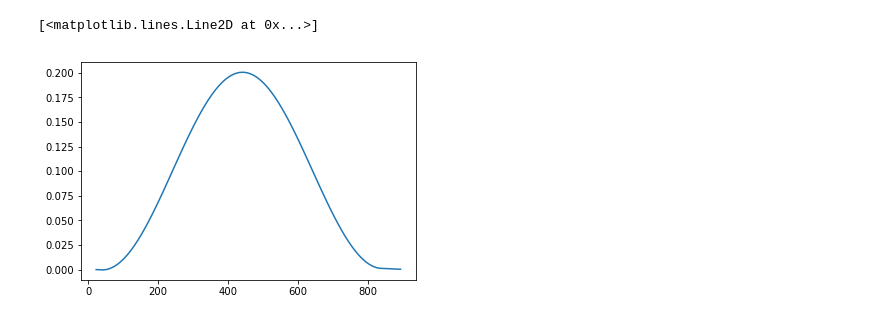
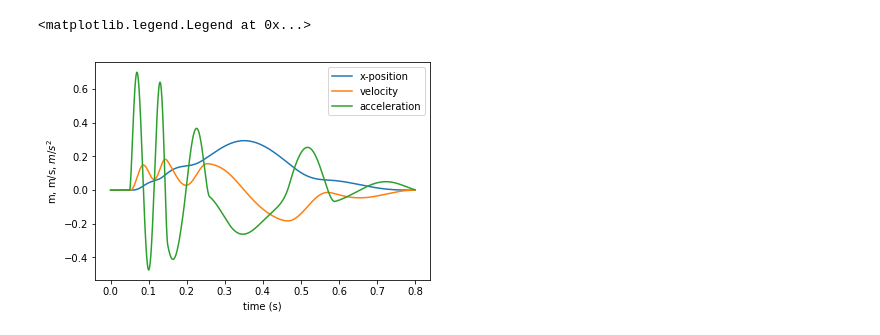
Before and after one commit to BeckaLawson/FootClearanceEstimation, a Jupyter notebook: notebooks/GenerateSimulateMotion.ipynb, the cells around one changed output. Cells and saved outputs as stored; diff of their text form; code cells hidden in the pictures.

```diff
--- a/notebooks/GenerateSimulateMotion.ipynb
+++ b/notebooks/GenerateSimulateMotion.ipynb
@@ -88,5 +3,0 @@ plt.plot(cz)
-# %%
-plt.plot(sposz - cz)
-# %% [output]
-[<matplotlib.lines.Line2D at 0x...>]
-[figure, removed]
@@ -92,0 +24,10 @@ plt.plot(sposz - cz)
+# %%
+plt.plot(px.t, px.x, label="x-position")
+plt.plot(px.t, px.v*0.1, label="velocity")
+plt.plot(px.t, px.a*0.01, label="acceleration")
+plt.xlabel("time (s)")
+plt.ylabel("m, m/s, $m/s^2$")
+plt.legend()
+# %% [output]
+<matplotlib.legend.Legend at 0x...>
+[figure, added]
```
Also changed, not shown: parts of 13 cells of this notebook.
